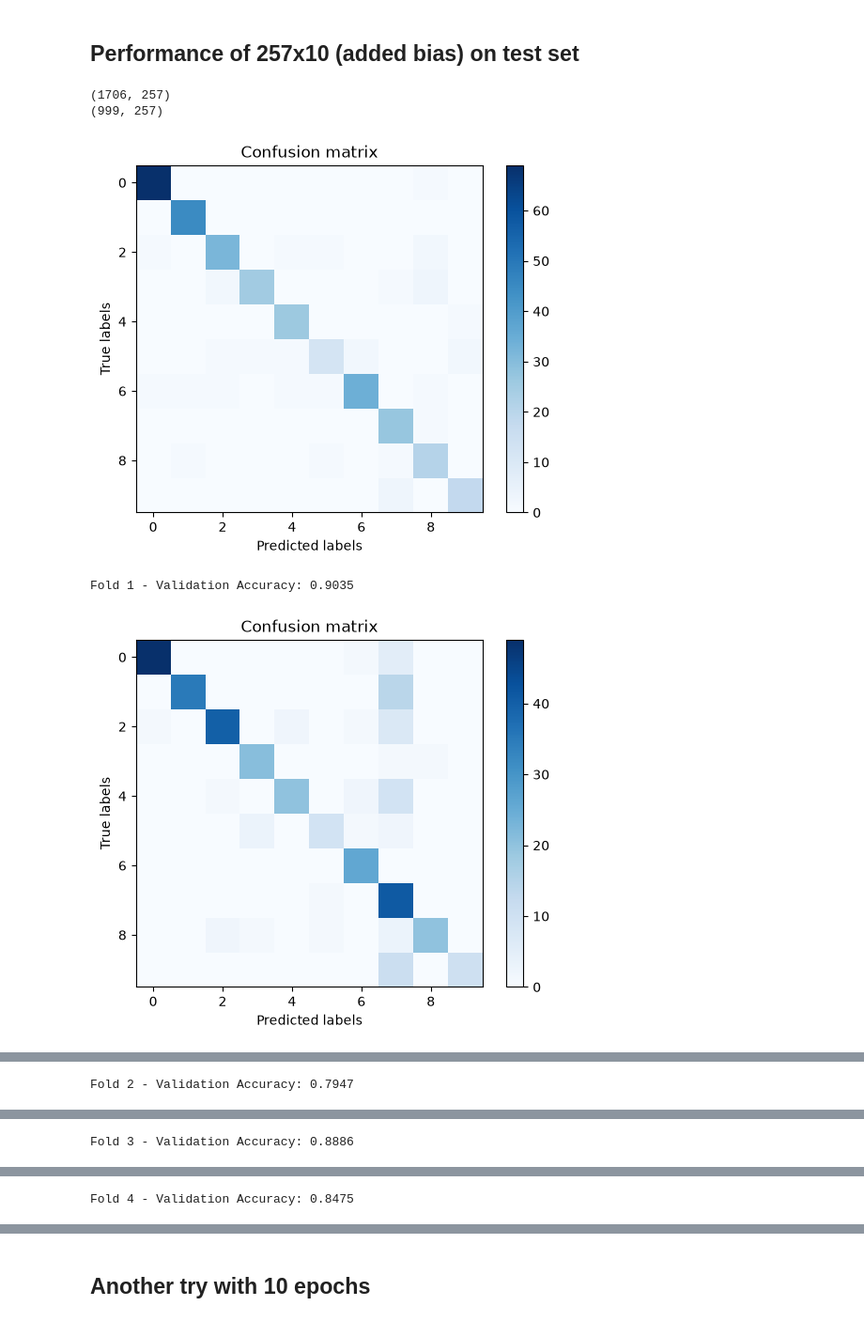
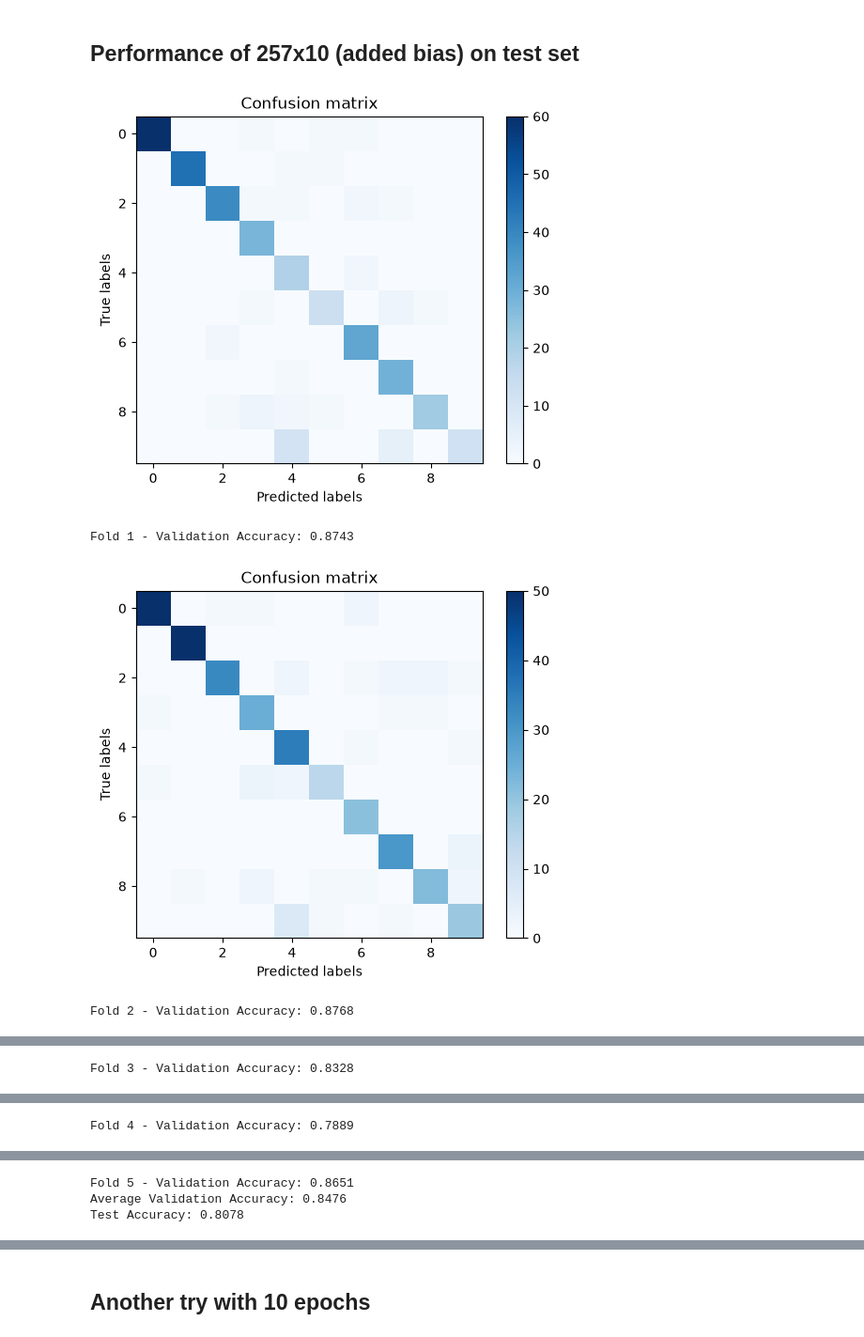
Before and after one commit to kae-vm/learning-deeply, a Jupyter notebook: Assignment_0/Task_2.ipynb, the cells around one changed output, grey strips where cells are left out. Shown at 94% size. Saved outputs shown, nothing was run; the diff lists cells and outputs as text; code cells hidden in the pictures.

```diff
--- a/Assignment_0/Task_2.ipynb
+++ b/Assignment_0/Task_2.ipynb
@@ -24,6 +24,7 @@ test_in = test_in.to_numpy()
 
 test_out = pd.read_csv("data/test_out.csv")
 test_out = test_out.to_numpy()
+test_out = test_out.reshape(-1) # these are the labels for testing data
 # %% [markdown]
 ## Creating the functions
 # %%
@@ -116,21 +127,20 @@ Test Accuracy: 0.1150
 # %%
 # adding bias
 bias_train = np.ones((train_in.shape[0], 1))
 bias_test = np.ones((test_in.shape[0], 1))
 
 train_in_bias = np.hstack((train_in, bias_train))
 test_in_bias = np.hstack((test_in, bias_test))
 
 # 5-fold CV to get an idea of the accuracy
-cross_validation(train_in_bias, train_out, 257)
+cross_validation(train_in_bias, train_out, 257, 1)
 
-b_final_weights = train_mlp(train_in_bias, train_out, 257)
+b_final_weights = train_mlp(train_in_bias, train_out, 257, 1)
 b_test_accuracy = evaluate_mlp(test_in_bias, test_out, b_final_weights)
 print(f"Test Accuracy: {b_test_accuracy:.4f}")
 cm_mlp(test_in_bias, test_out, b_final_weights)
 # %% [output]
+[figure, new version]
-(1706, 257)
-(999, 257)
+Fold 1 - Validation Accuracy: 0.8743
-[figure, old version]
+[figure, new version]
-Fold 1 - Validation Accuracy: 0.9035
+Fold 2 - Validation Accuracy: 0.8768
-[figure, old version]
@@ -137 +148 @@ Fold 1 - Validation Accuracy: 0.9035
-Fold 2 - Validation Accuracy: 0.7947
+Fold 3 - Validation Accuracy: 0.8328
@@ -139 +150 @@ Fold 2 - Validation Accuracy: 0.7947
-Fold 3 - Validation Accuracy: 0.8886
+Fold 4 - Validation Accuracy: 0.7889
@@ -141 +152,3 @@ Fold 3 - Validation Accuracy: 0.8886
-Fold 4 - Validation Accuracy: 0.8475
+Fold 5 - Validation Accuracy: 0.8651
+Average Validation Accuracy: 0.8476
+Test Accuracy: 0.8078
```
Also changed, not shown: parts of 8 cells of this notebook.
